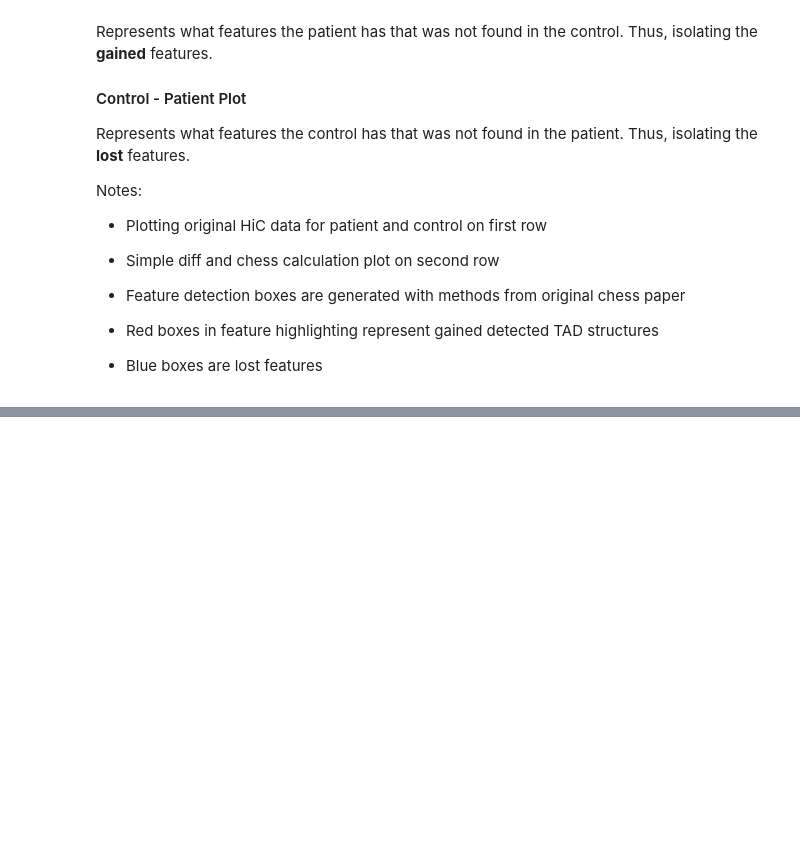
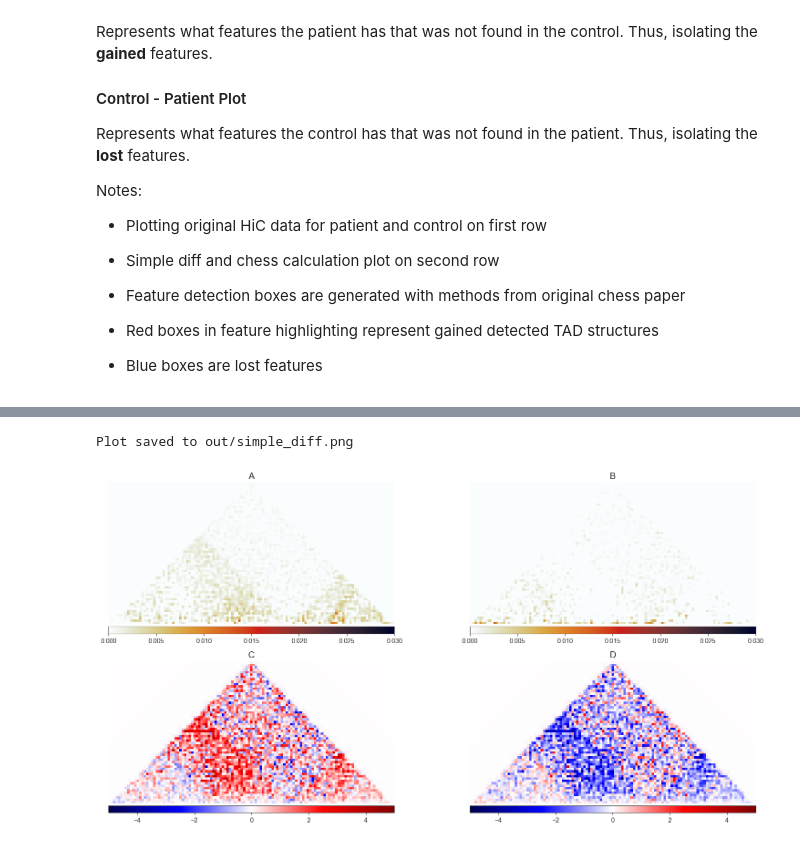
Before and after one commit to FardinHaque60/hic_compare_experiments, a Jupyter notebook: simple_diff/basic_diff.ipynb, the cells around one changed output, grey strips where cells are left out. Cells and saved outputs as stored; diff of their text form; code cells hidden in the pictures; blank space fills up the shorter version.

```diff
--- a/simple_diff/basic_diff.ipynb
+++ b/simple_diff/basic_diff.ipynb
@@ -193,0 +152,54 @@ Plot saved to out/simple_diff.png
+# %%
+fig, axes = plt.subplots(2, 2, figsize=(16, 8))
+
+# ----- plotting simple diff and chess calc -----
+
+# Standard diff calculation to compare against
+diff1 = patient_region_sub - control_region_sub
+axes[0][0].set_title('A', fontsize=14) # standard difference (patient - control)
+clipped1 = clipped_zoom(diff1, 0.7)
+diff_plot1 = ndi.rotate(clipped1, 45, reshape=False)
+
+diff2 = control_region_sub - patient_region_sub
+axes[0][1].set_title('B', fontsize=14) # standard difference (control - patient)
+clipped2 = clipped_zoom(diff2, 0.7)
+diff_plot2 = ndi.rotate(clipped2, 45, reshape=False)
+
+# patient - control standard diff
+m1 = axes[0][0].imshow(diff_plot1[:middle,:], vmin=0, vmax=0.03, cmap='germany')
+m2 = axes[0][1].imshow(diff_plot2[:middle,:], vmin=0, vmax=0.03, cmap='germany')
+
+# ----- plot the log of the transformed plot ----
+normal1 = np.log2(patient_region_sub / control_region_sub) # observed over expected
+axes[1][0].set_title('C', fontsize=14)
+clipped_normal1 = clipped_zoom(normal1, 0.7)
+normal_plot1 = ndi.rotate(clipped_normal1, 45, reshape=False)
+
+normal2 = np.log2(control_region_sub / patient_region_sub) # observed over expected
+axes[1][1].set_title('D', fontsize=14)
+clipped_normal2 = clipped_zoom(normal2, 0.7)
+normal_plot2 = ndi.rotate(clipped_normal2, 45, reshape=False)
+
+# patient - control standard diff
+m3 = axes[1][0].imshow(normal_plot1[:middle,:], vmin=-5, vmax=5, cmap='seismic')
+m4 = axes[1][1].imshow(normal_plot2[:middle,:], vmin=-5, vmax=5, cmap='seismic')
+
+color_bars = [m1, m2, m3, m4]
+
+for i in range(0, len(axes)):
+    for m, ax in zip([color_bars[i*2+1], color_bars[i*2+1]], axes[i]):
+        ax.axis('off')
+        divider = make_axes_locatable(ax)
+        cax = divider.append_axes('bottom', size='5%', pad=0.05)
+        fig.colorbar(m, cax=cax, orientation='horizontal')
+
+plt.tight_layout()
+
+# save plot
+save_path = os.path.join("out", "simple_diff.png")
+plt.savefig(save_path, dpi=300, bbox_inches='tight')  # High resolution and tight layout
+
+print(f"Plot saved to {save_path}")
+# %% [output]
+Plot saved to out/simple_diff.png
+[figure, added]
```
Also changed, not shown: parts of 1 cell of this notebook, 4 other files.
